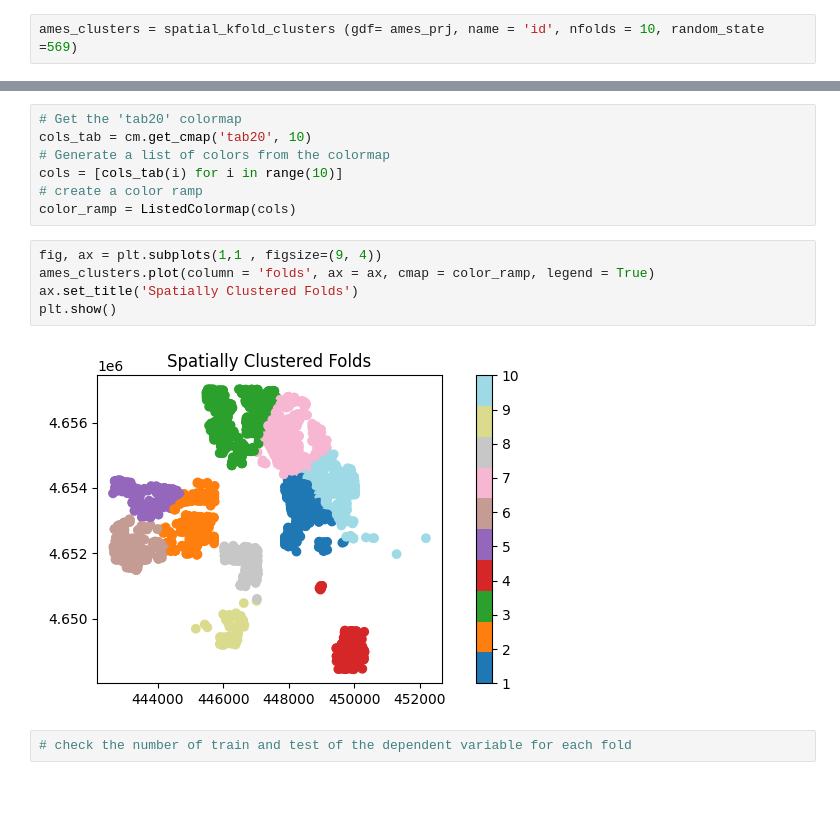
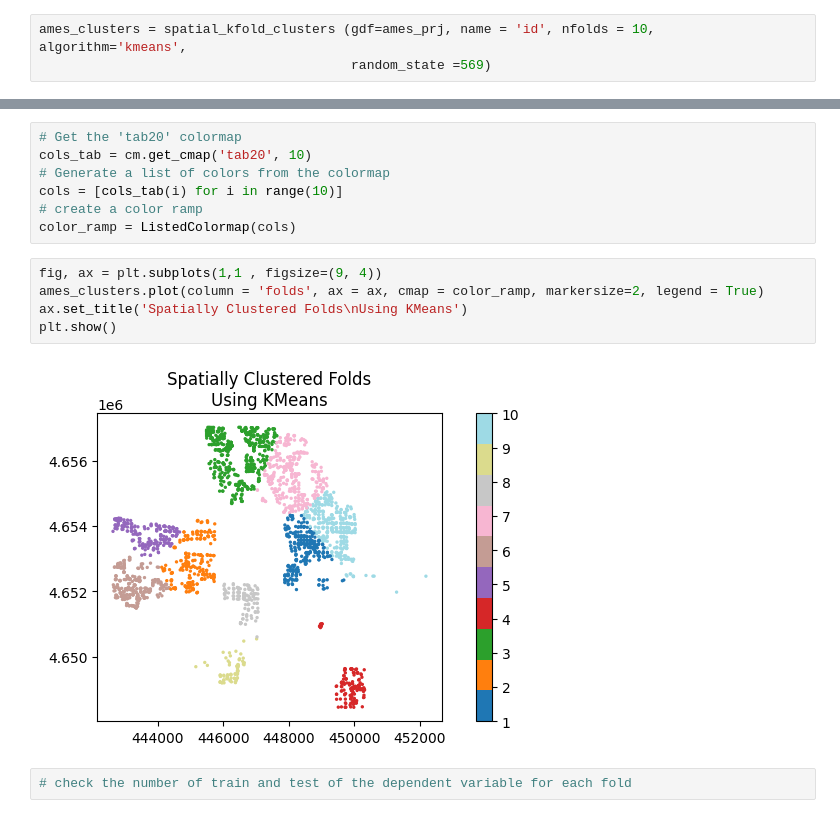
Before and after one commit to WalidGharianiEAGLE/spatial-kfold, a Jupyter notebook: notebooks/spatialkfold_intro.ipynb, the cells around one changed output, grey strips where cells are left out. Drawn from its saved outputs; the diff is of its cells as text; blank space fills up the shorter version.

Commit message:
Update notebook intro
Added exmaple for using BisectingKMeans

```diff
--- a/notebooks/spatialkfold_intro.ipynb
+++ b/notebooks/spatialkfold_intro.ipynb
@@ -83,5 +90,6 @@ ames_prj['id'] = range(len(ames_prj))
 # %%
-ames_clusters = spatial_kfold_clusters (gdf= ames_prj, name = 'id', nfolds = 10, random_state =569)
+ames_clusters = spatial_kfold_clusters (gdf=ames_prj, name = 'id', nfolds = 10, algorithm='kmeans',
+                                        random_state =569)
 # %%
 ames_clusters
 # %% [output]
@@ -107,11 +115,11 @@ cols = [cols_tab(i) for i in range(10)]
 color_ramp = ListedColormap(cols)
 # %%
 fig, ax = plt.subplots(1,1 , figsize=(9, 4))
-ames_clusters.plot(column = 'folds', ax = ax, cmap = color_ramp, legend = True)
-ax.set_title('Spatially Clustered Folds')
+ames_clusters.plot(column = 'folds', ax = ax, cmap = color_ramp, markersize=2, legend = True)
+ax.set_title('Spatially Clustered Folds\nUsing KMeans')
 plt.show()
 # %% [output]
-[figure, old version]
+[figure, new version]
 # %%
 # check the number of train and test of the dependent variable for each fold
 # %%
```
Also changed, not shown: parts of 16 cells of this notebook.
